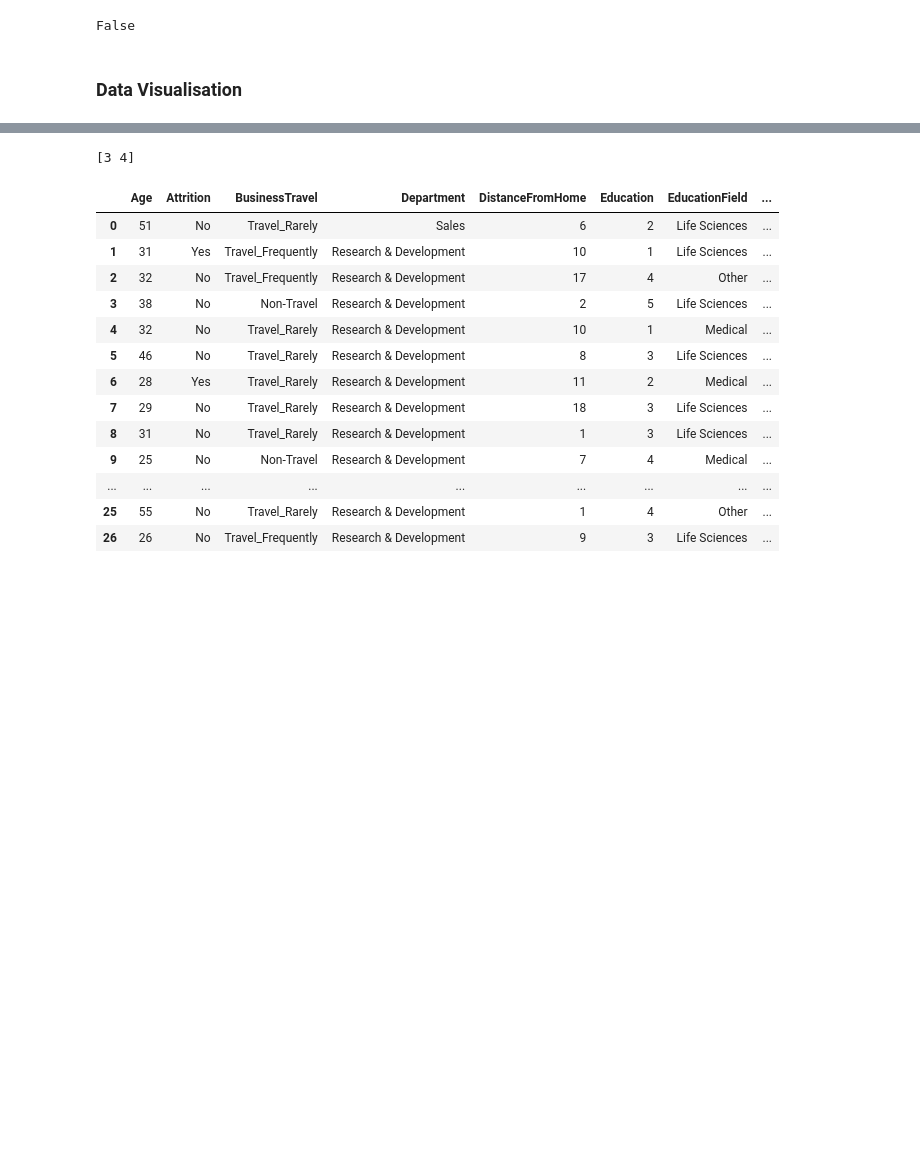
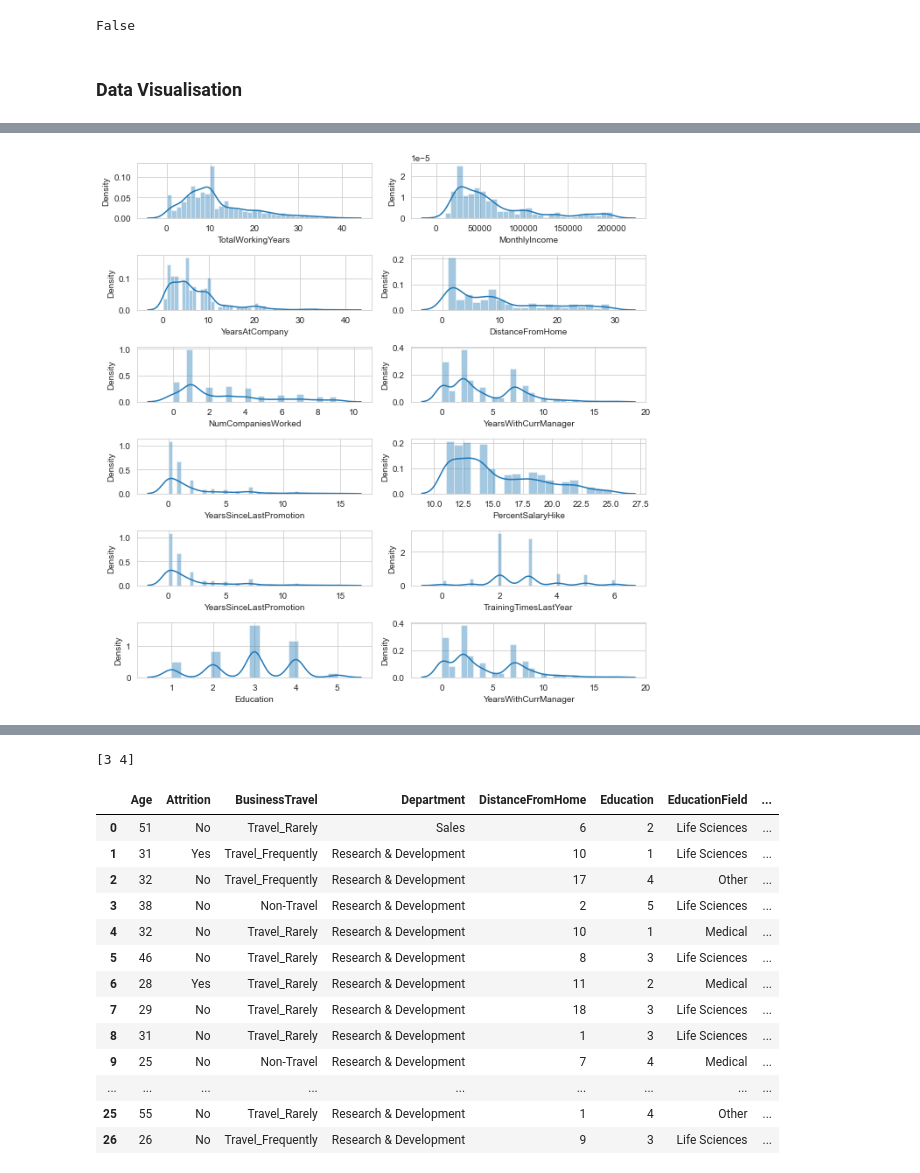
Before and after one commit to JamesLi197412/HR-Analytics, a Jupyter notebook: HRAnalytics.ipynb, the cells around one changed output, grey strips where cells are left out. Cells and saved outputs as stored; diff of their text form; code cells hidden in the pictures; blank space fills up the shorter version.

```diff
--- a/HRAnalytics.ipynb
+++ b/HRAnalytics.ipynb
@@ -300,0 +301,21 @@ words_popular(general,'EducationField','Education Level')
+# %%
+warnings.filterwarnings('always')
+warnings.filterwarnings('ignore')
+
+fig,ax = plt.subplots(6,2, figsize=(9,9))
+sns.distplot(general['TotalWorkingYears'], ax = ax[0,0])
+sns.distplot(general['MonthlyIncome'], ax = ax[0,1])
+sns.distplot(general['YearsAtCompany'], ax = ax[1,0])
+sns.distplot(general['DistanceFromHome'], ax = ax[1,1])
+sns.distplot(general['NumCompaniesWorked'], ax = ax[2,0])
+sns.distplot(general['YearsWithCurrManager'], ax = ax[2,1])
+sns.distplot(general['YearsSinceLastPromotion'], ax = ax[3,0])
+sns.distplot(general['PercentSalaryHike'], ax = ax[3,1])
+sns.distplot(general['YearsSinceLastPromotion'], ax = ax[4,0])
+sns.distplot(general['TrainingTimesLastYear'], ax = ax[4,1])
+sns.distplot(general['Education'], ax = ax[5,0])
+sns.distplot(general['YearsWithCurrManager'], ax = ax[5,1])
+plt.tight_layout()
+plt.show()
+# %% [output]
+[figure, added]
```
Also changed, not shown: parts of 19 cells of this notebook.
